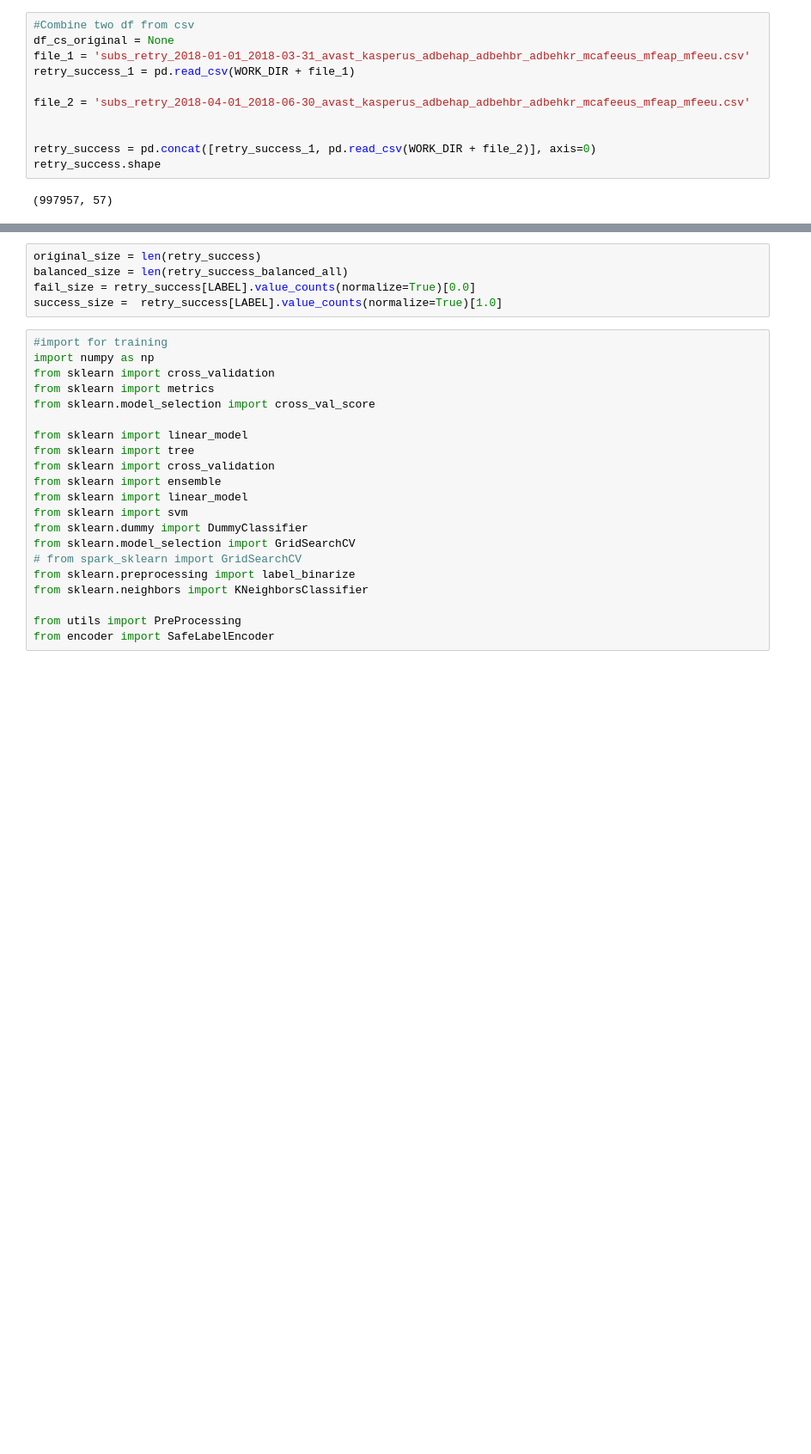
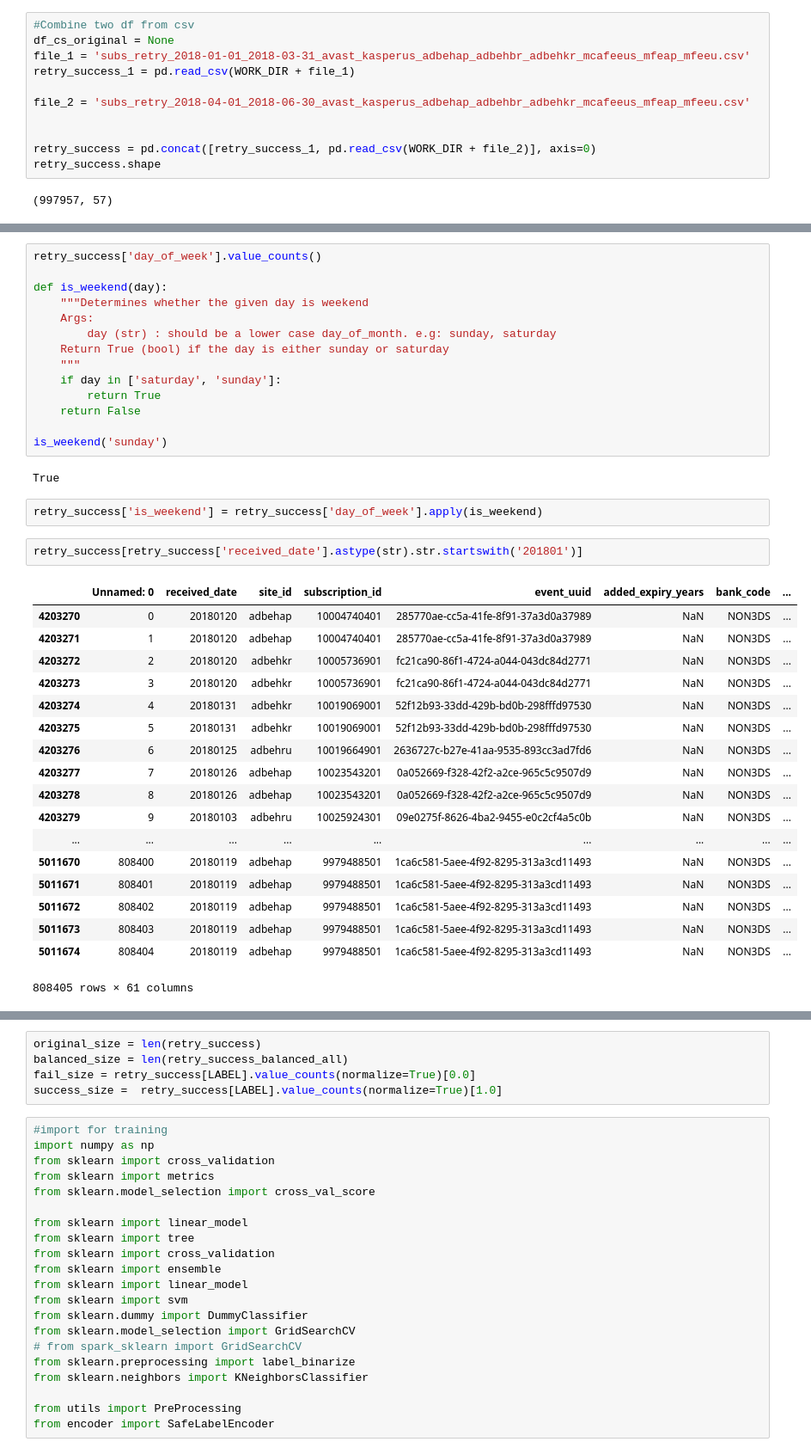
Before and after one commit to songyunlu/ml_training_tool, a Jupyter notebook: srs-train-retry-success.ipynb, the cells around one changed output, grey strips where cells are left out. Shown at 86% size. Saved outputs shown, nothing was run; the diff lists cells and outputs as text; blank space fills up the shorter version.

```diff
--- a/srs-train-retry-success.ipynb
+++ b/srs-train-retry-success.ipynb
@@ -425,0 +246,39 @@ Name: success, dtype: int64
+# %%
+retry_success['day_of_week'].value_counts()
+
+def is_weekend(day):
+    """Determines whether the given day is weekend
+    Args:
+        day (str) : should be a lower case day_of_month. e.g: sunday, saturday
+    Return True (bool) if the day is either sunday or saturday
+    """
+    if day in ['saturday', 'sunday']:
+        return True
+    return False
+
+is_weekend('sunday')
+# %% [output]
+True
+# %%
+retry_success['is_weekend'] = retry_success['day_of_week'].apply(is_weekend)
+# %%
+retry_success[retry_success['received_date'].astype(str).str.startswith('201801')]
+# %% [output]
+|  | Unnamed: 0 | received_date | site_id | subscription_id | event_uuid | added_expiry_years | bank_code | ... |
+| 4203270 | 0 | 20180120 | adbehap | 10004740401 | 285770ae-cc5a-41fe-8f91-37a3d0a37989 | NaN | NON3DS | ... |
+| 4203271 | 1 | 20180120 | adbehap | 10004740401 | 285770ae-cc5a-41fe-8f91-37a3d0a37989 | NaN | NON3DS | ... |
+| 4203272 | 2 | 20180120 | adbehkr | 10005736901 | fc21ca90-86f1-4724-a044-043dc84d2771 | NaN | NON3DS | ... |
+| 4203273 | 3 | 20180120 | adbehkr | 10005736901 | fc21ca90-86f1-4724-a044-043dc84d2771 | NaN | NON3DS | ... |
+| 4203274 | 4 | 20180131 | adbehkr | 10019069001 | 52f12b93-33dd-429b-bd0b-298fffd97530 | NaN | NON3DS | ... |
+| 4203275 | 5 | 20180131 | adbehkr | 10019069001 | 52f12b93-33dd-429b-bd0b-298fffd97530 | NaN | NON3DS | ... |
+| 4203276 | 6 | 20180125 | adbehru | 10019664901 | 2636727c-b27e-41aa-9535-893cc3ad7fd6 | NaN | NON3DS | ... |
+| 4203277 | 7 | 20180126 | adbehap | 10023543201 | 0a052669-f328-42f2-a2ce-965c5c9507d9 | NaN | NON3DS | ... |
+| 4203278 | 8 | 20180126 | adbehap | 10023543201 | 0a052669-f328-42f2-a2ce-965c5c9507d9 | NaN | NON3DS | ... |
+| 4203279 | 9 | 20180103 | adbehru | 10025924301 | 09e0275f-8626-4ba2-9455-e0c2cf4a5c0b | NaN | NON3DS | ... |
+| ... | ... | ... | ... | ... | ... | ... | ... | ... |
+| 5011670 | 808400 | 20180119 | adbehap | 9979488501 | 1ca6c581-5aee-4f92-8295-313a3cd11493 | NaN | NON3DS | ... |
+| 5011671 | 808401 | 20180119 | adbehap | 9979488501 | 1ca6c581-5aee-4f92-8295-313a3cd11493 | NaN | NON3DS | ... |
+| 5011672 | 808402 | 20180119 | adbehap | 9979488501 | 1ca6c581-5aee-4f92-8295-313a3cd11493 | NaN | NON3DS | ... |
+| 5011673 | 808403 | 20180119 | adbehap | 9979488501 | 1ca6c581-5aee-4f92-8295-313a3cd11493 | NaN | NON3DS | ... |
+| 5011674 | 808404 | 20180119 | adbehap | 9979488501 | 1ca6c581-5aee-4f92-8295-313a3cd11493 | NaN | NON3DS | ... |
+808405 rows × 61 columns
```
Also changed, not shown: parts of 34 cells of this notebook, 2 other files.
